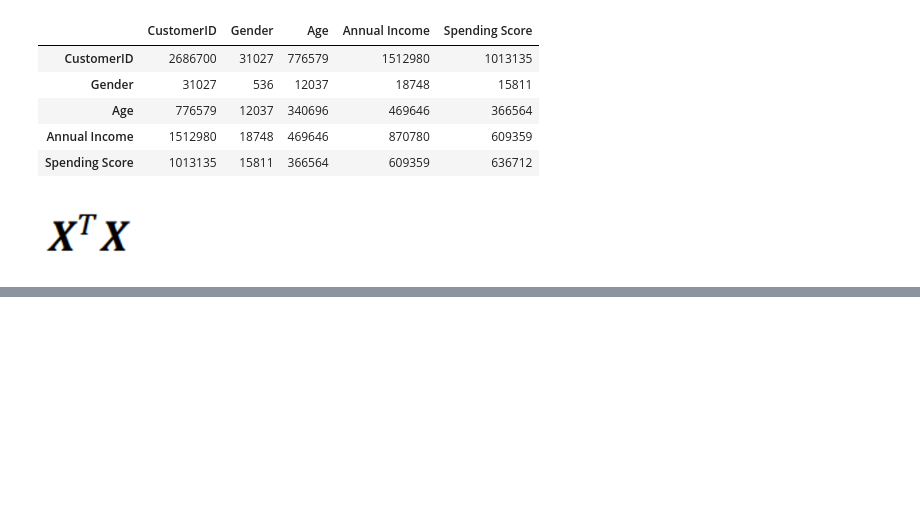
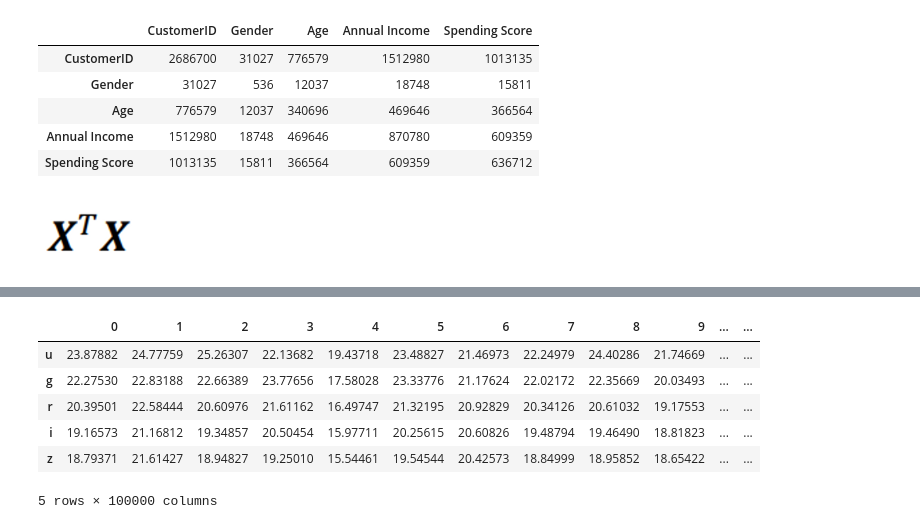
Before and after one commit to MattersOfData/Statistics-ML, a Jupyter notebook: DAY3_ Linear algebra.ipynb, the cells around one changed output, grey strips where cells are left out. Cells and saved outputs as stored; diff of their text form; code cells hidden in the pictures; blank space fills up the shorter version.

```diff
--- a/DAY3_ Linear algebra.ipynb
+++ b/DAY3_ Linear algebra.ipynb
@@ -45,0 +117,3 @@ df_t.dot(df)
+# %%
+sub_df = df[['u','g','r','i','z']] # 직사각행렬
+sub_df
@@ -45,0 +134,14 @@ df_t.dot(df)
+# %%
+# 1. 행렬식 사용을 위한 정사각행렬 만들기
+
+# 1) transpose 행렬 구하기
+sub_df_t=np.transpose(sub_df)
+sub_df_t
+# %% [output]
+|  | 0 | 1 | 2 | 3 | 4 | 5 | 6 | 7 | 8 | 9 | ... | ... |
+| u | 23.87882 | 24.77759 | 25.26307 | 22.13682 | 19.43718 | 23.48827 | 21.46973 | 22.24979 | 24.40286 | 21.74669 | ... | ... |
+| g | 22.27530 | 22.83188 | 22.66389 | 23.77656 | 17.58028 | 23.33776 | 21.17624 | 22.02172 | 22.35669 | 20.03493 | ... | ... |
+| r | 20.39501 | 22.58444 | 20.60976 | 21.61162 | 16.49747 | 21.32195 | 20.92829 | 20.34126 | 20.61032 | 19.17553 | ... | ... |
+| i | 19.16573 | 21.16812 | 19.34857 | 20.50454 | 15.97711 | 20.25615 | 20.60826 | 19.48794 | 19.46490 | 18.81823 | ... | ... |
+| z | 18.79371 | 21.61427 | 18.94827 | 19.25010 | 15.54461 | 19.54544 | 20.42573 | 18.84999 | 18.95852 | 18.65422 | ... | ... |
+5 rows × 100000 columns
```
Also changed, not shown: parts of 16 cells of this notebook.
